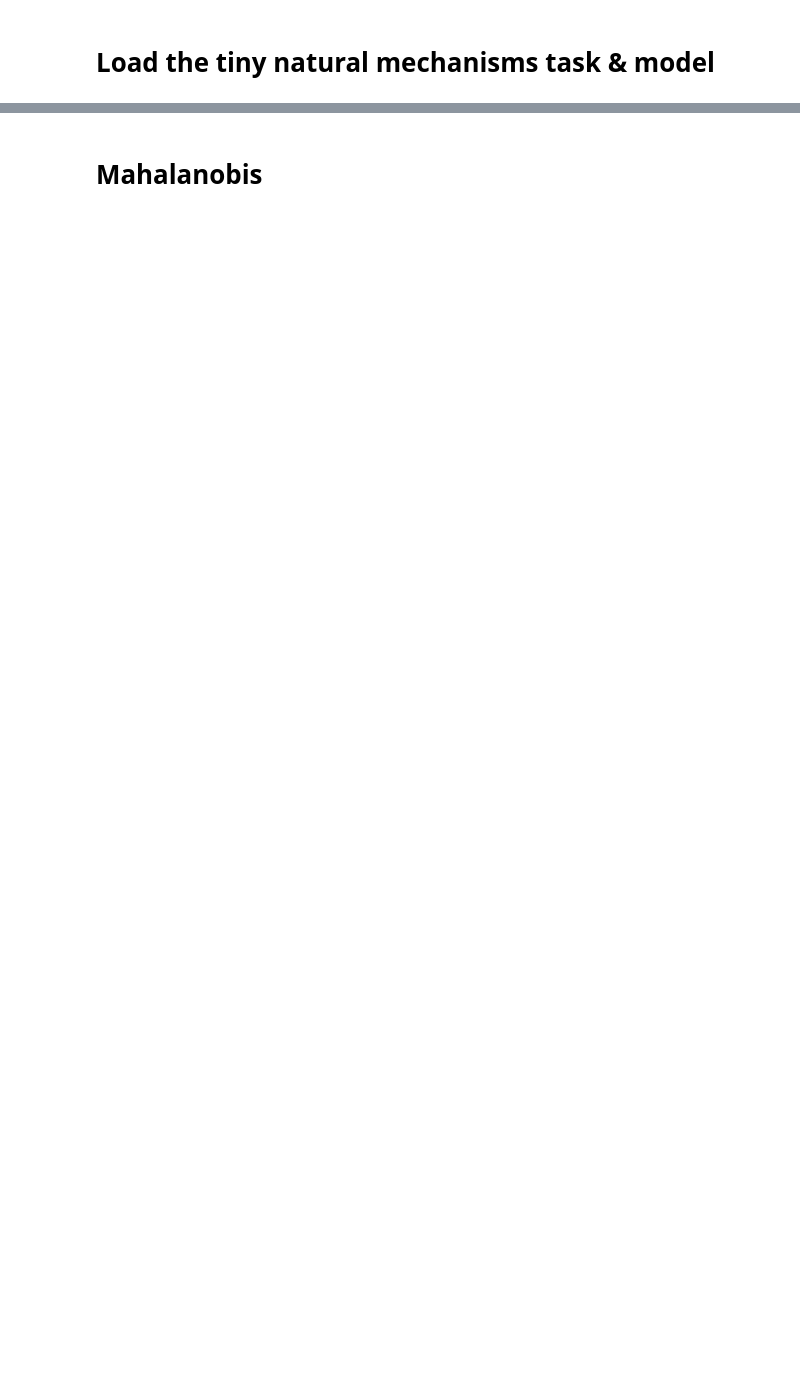
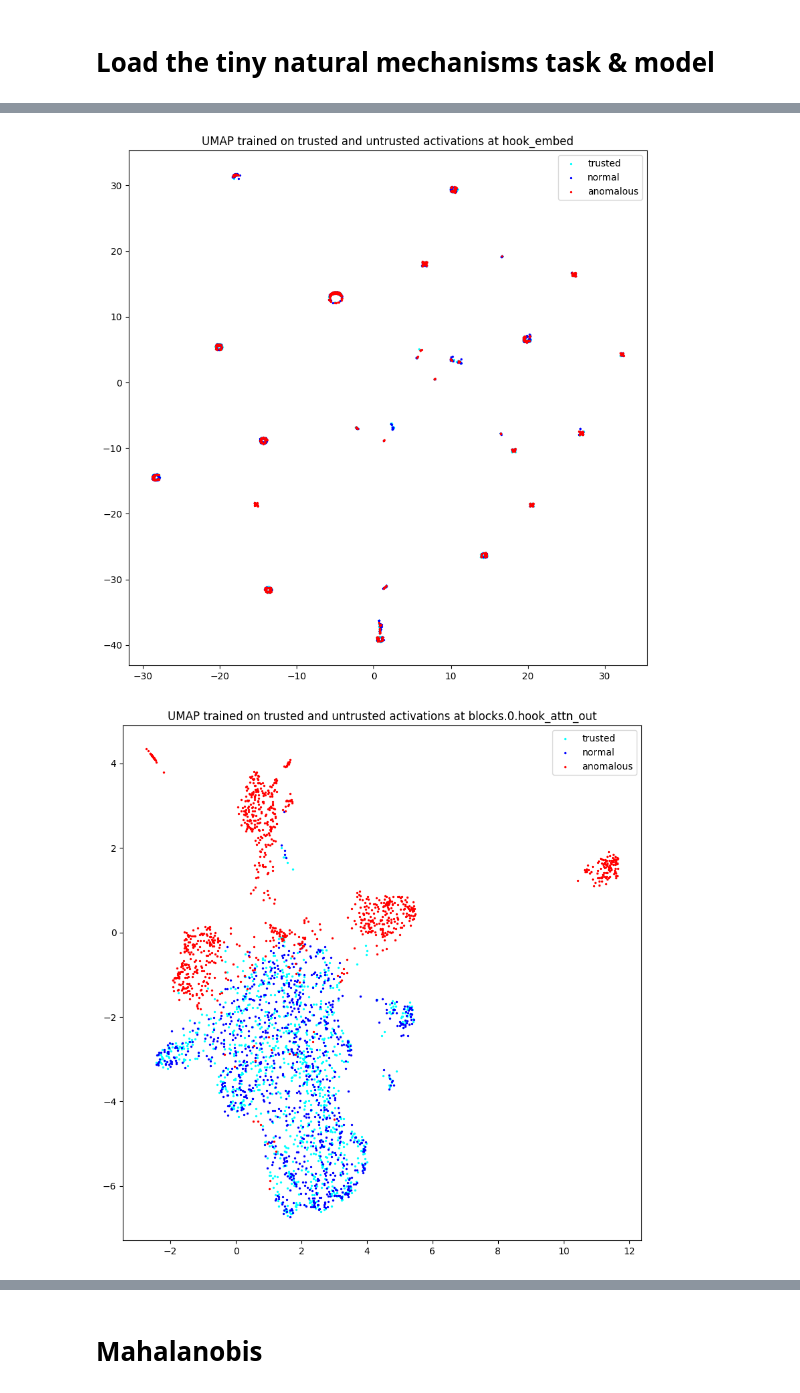
Before and after one commit to jordansauce/mad-experiments, a Jupyter notebook: tiny_natural_mechanisms.ipynb, the cells around one changed output, grey strips where cells are left out. Saved outputs shown, nothing was run; the diff lists cells and outputs as text; code cells hidden in the pictures; blank space fills up the shorter version.

```diff
--- a/tiny_natural_mechanisms.ipynb
+++ b/tiny_natural_mechanisms.ipynb
@@ -65,0 +126,44 @@ unembed
+# %%
+# Get activations from the model
+n_trusted = min(2000, len(task.trusted_data))
+n_normal = min(2000, len(task.test_data.normal_data))
+n_anomalous = min(2000, len(task.test_data.anomalous_data))
+
+hook_names = [name.replace('.output', '') for name in names]
+
+def get_acts(tokens):
+    logits, act_cache = task.model.run_with_cache(tokens, names_filter=hook_names)
+    return {name: get_activation_at_last_token(act_cache[name]) for name in hook_names}
+
+tokens_trusted = torch.tensor([task.trusted_data.data[i]["prefix_tokens"] for i in range(n_normal)])
+acts_trusted = get_acts(tokens_trusted)
+
+tokens_normal = torch.tensor([task.test_data.normal_data.data[i]["prefix_tokens"] for i in range(n_normal)])
+acts_normal = get_acts(tokens_normal)
+
+tokens_anomalous = torch.tensor([task.test_data.anomalous_data.data[i]["prefix_tokens"] for i in range(n_anomalous)])
+acts_anomalous = get_acts(tokens_anomalous)
+
+acts_combined = {name: torch.cat([acts_trusted[name], acts_normal[name], acts_anomalous[name]]) for name in hook_names}
+# %%
+# UMAPs
+for train_on_test_set in [True, False]:
+    for hook_name in hook_names:
+        umapper = umap.UMAP(n_neighbors=35, metric='euclidean')
+        if train_on_test_set:
+            mapper = umapper.fit(acts_combined[hook_name].to('cpu').detach().numpy())
+        else:
+            mapper = umapper.fit(acts_trusted[hook_name].to('cpu').detach().numpy())
+        test_embedding_trusted = mapper.transform(acts_trusted[hook_name].to('cpu').detach().numpy())
+        test_embedding_normal = mapper.transform(acts_normal[hook_name].to('cpu').detach().numpy())
+        test_embedding_anomalous = mapper.transform(acts_anomalous[hook_name].to('cpu').detach().numpy())
+        plt.rcParams['figure.figsize'] = [10, 10]
+        plt.title(f'UMAP trained {"on trusted and untrusted" if train_on_test_set else "only on trusted"} activations at {hook_name}')
+        plt.scatter(test_embedding_trusted[:, 0], test_embedding_trusted[:, 1], s= 2, c='aqua', label='trusted')
+        plt.scatter(test_embedding_normal[:, 0], test_embedding_normal[:, 1], s= 2, c='blue', label='normal')
+        plt.scatter(test_embedding_anomalous[:, 0], test_embedding_anomalous[:, 1], s= 2, c='red', label = 'anomalous')
+        plt.legend()
+        plt.show()
+# %% [output]
+[figure, added]
+[figure, added]
```
Also changed, not shown: parts of 25 cells of this notebook.
